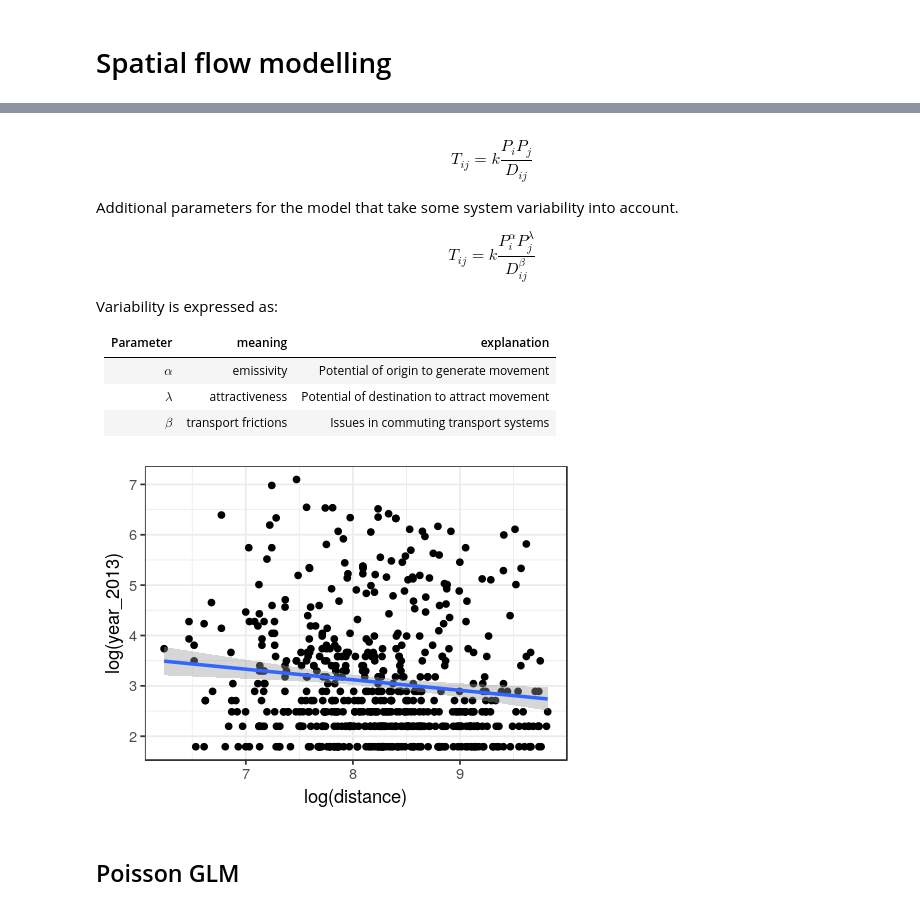
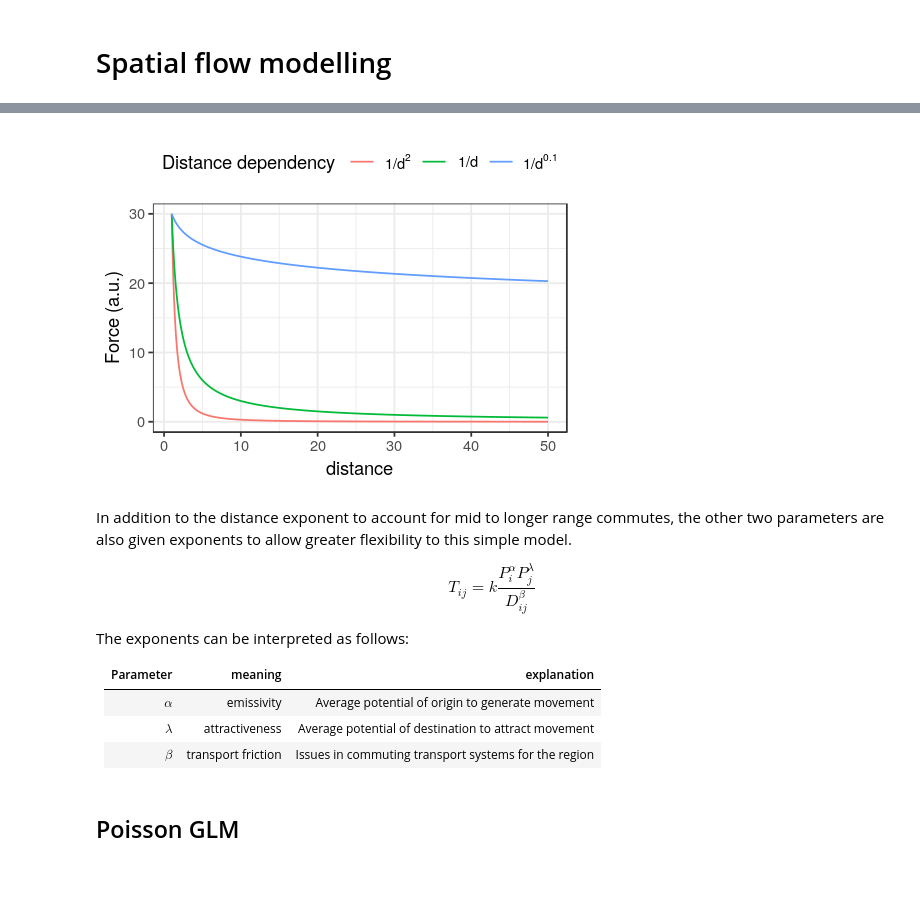
Before and after one commit to shriv/wellington-commutes, a Jupyter notebook: Commuting Flow Analysis.ipynb, the cells around one changed output, grey strips where cells are left out. Cells and saved outputs as stored; diff of their text form; code cells hidden in the pictures; blank space fills up the shorter version.

```diff
--- a/Commuting Flow Analysis.ipynb
+++ b/Commuting Flow Analysis.ipynb
@@ -171,26 +182,39 @@ plot(wgtn_grid, add=T)
+# %%
+m1 <- 3
+m2 <- 10
+k <- 1
+
+df <- data.frame(distance=seq(1, 50, 0.1)) %>%
+        mutate(gravity = (m1*m2*k) / (distance**2),
+               lin_inv = (m1*m2*k) / (distance),
+               small_inv = (m1*m2*k) / (distance**0.1)) %>%
+        melt(id='distance')
+
+ggplot(df) +
+    geom_line(aes(x = distance, y = value, colour=variable)) +
+    theme_bw() +
+    theme(legend.position="top") +
+    ylab("Force (a.u.)") +
+    scale_colour_discrete(name  ="Distance dependency",
+                          labels= unname(TeX(c("$1/d^{2}$",
+                                               "$1/d$",
+                                               "$1/d^{0.1}$"))))
+# %% [output]
+[figure, added]
 # %% [markdown]
-$$
-T_{ij} = k\frac{P_i P_j}{D_{ij}}
-$$
-
-Additional parameters for the model that take some system variability into account.
+In addition to the distance exponent to account for mid to longer range commutes, the other two parameters are also given exponents to allow greater flexibility to this simple model.
 
 $$
 T_{ij} = k\frac{P^{\alpha}_i P^{\lambda}_j}{D^{\beta}_{ij}}
 $$
 
-Variability is expressed as:
+The exponents can be interpreted as follows:
 
 Parameter | meaning | explanation
 --- | --- | ---
-$\alpha$ | emissivity | Potential of origin to generate movement
-$\lambda$ | attractiveness | Potential of destination to attract movement
-$\beta$ | transport frictions | Issues in commuting transport systems
+$\alpha$ | emissivity | Average potential of origin to generate movement
+$\lambda$ | attractiveness | Average potential of destination to attract movement
+$\beta$ | transport friction | Issues in commuting transport systems for the region
-# %%
-options(repr.plot.width=4, repr.plot.height=3)
-qplot(log(distance), log(year_2013), data=df_model) + geom_smooth(method = lm) + theme_bw()
-# %% [output]
-[figure, removed]
 # %% [markdown]
 ## Poisson GLM
 # %%
```
Also changed, not shown: parts of 16 cells of this notebook.
